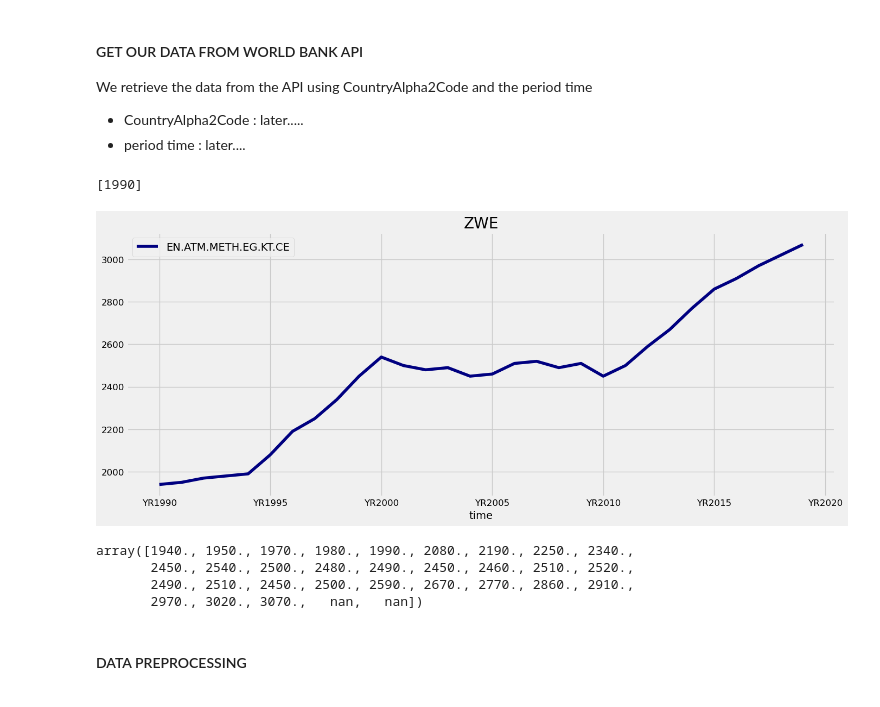
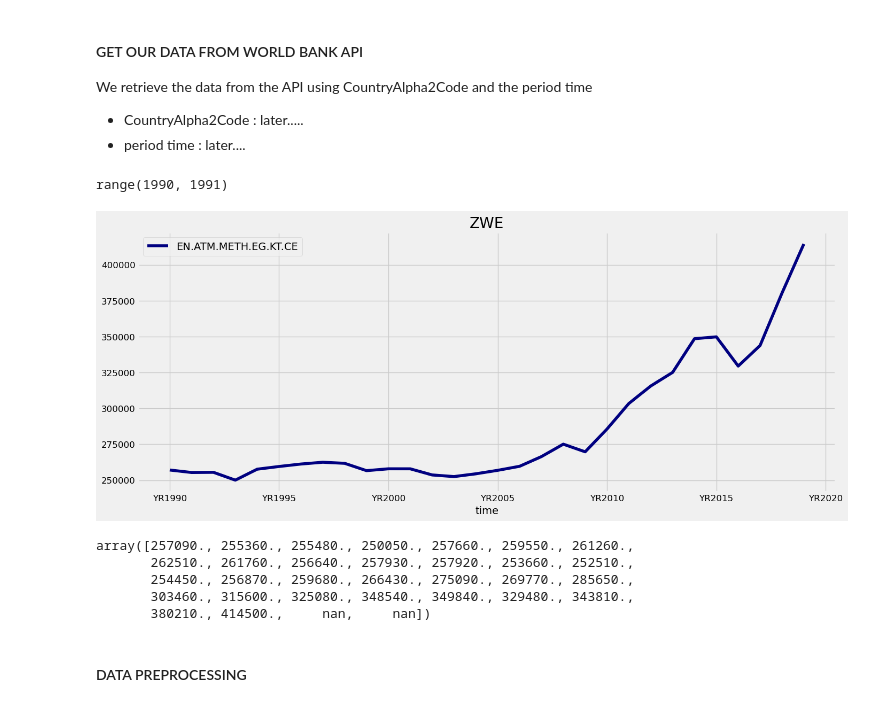
Before and after one commit to abou96/WorldBankProject, a Jupyter notebook: WBProjectNoteBook.ipynb, the cells around one changed output. Cells and saved outputs as stored; diff of their text form; code cells hidden in the pictures.

```diff
--- a/WBProjectNoteBook.ipynb
+++ b/WBProjectNoteBook.ipynb
@@ -69,12 +69,23 @@ LAST_YEAR_AVAILABLE = 2019
 We retrieve the data from the API using CountryAlpha2Code and the period time
 - CountryAlpha2Code : later.....
 - period time : later....
+# %%
+def HandlingPeriodFormatInput(year) :
+    if year < BEGIN_YEAR_AVAILABLE :
+        raise Exception ("The data available starting in 1990")
+    if year > CURRENT_YEAR_AVAILABLE : #prediction
+        period_time = range(BEGIN_YEAR_AVAILABLE, year)
+        return period_time
+    else :
+        period_time = range(BEGIN_YEAR_AVAILABLE, CURRENT_YEAR_AVAILABLE)
+        return period_time
 # %%
 def HandlingPeriodFormatInput(period_time) :
 
     if type(period_time) == int:
-        period_time = [period_time]
+        period_time = range(BEGIN_YEAR_AVAILABLE, period_time +1)
         return period_time
+
     if period_time[0] < BEGIN_YEAR_AVAILABLE :
         raise Exception ("The data available starting in 1990")
 
@@ -95,7 +106,7 @@ def HandlingPeriodFormatInput(period_time) :
 # %%
 HandlingPeriodFormatInput(1990)
 # %% [output]
-[1990]
+range(1990, 1991)
 # %%
 @dataclass
 class Country :
@@ -123,18 +134,19 @@ class Country :
         except :
             self.queryMethaneData().plot(figsize=(15, 6), title= self.name, colormap='jet')
 # %%
-country = Country('ZWE', 'ZWE', [1990, 2026, 1], QUERY_ID)
+country = Country('ZWE', 'USA', [1990, 2026, 1], QUERY_ID)
 data_country = country.queryMethaneData()
 country.plot()
 # %% [output]
-[figure, old version]
+[figure, new version]
 # %%
 data_country[QUERY_ID[0]].values
 # %% [output]
-array([1940., 1950., 1970., 1980., 1990., 2080., 2190., 2250., 2340.,
-       2450., 2540., 2500., 2480., 2490., 2450., 2460., 2510., 2520.,
-       2490., 2510., 2450., 2500., 2590., 2670., 2770., 2860., 2910.,
-       2970., 3020., 3070.,   nan,   nan])
+array([257090., 255360., 255480., 250050., 257660., 259550., 261260.,
+       262510., 261760., 256640., 257930., 257920., 253660., 252510.,
+       254450., 256870., 259680., 266430., 275090., 269770., 285650.,
+       303460., 315600., 325080., 348540., 349840., 329480., 343810.,
+       380210., 414500.,     nan,     nan])
 # %% [markdown]
 #### DATA PREPROCESSING
 # %%
```
Also changed, not shown: parts of 8 cells of this notebook.
